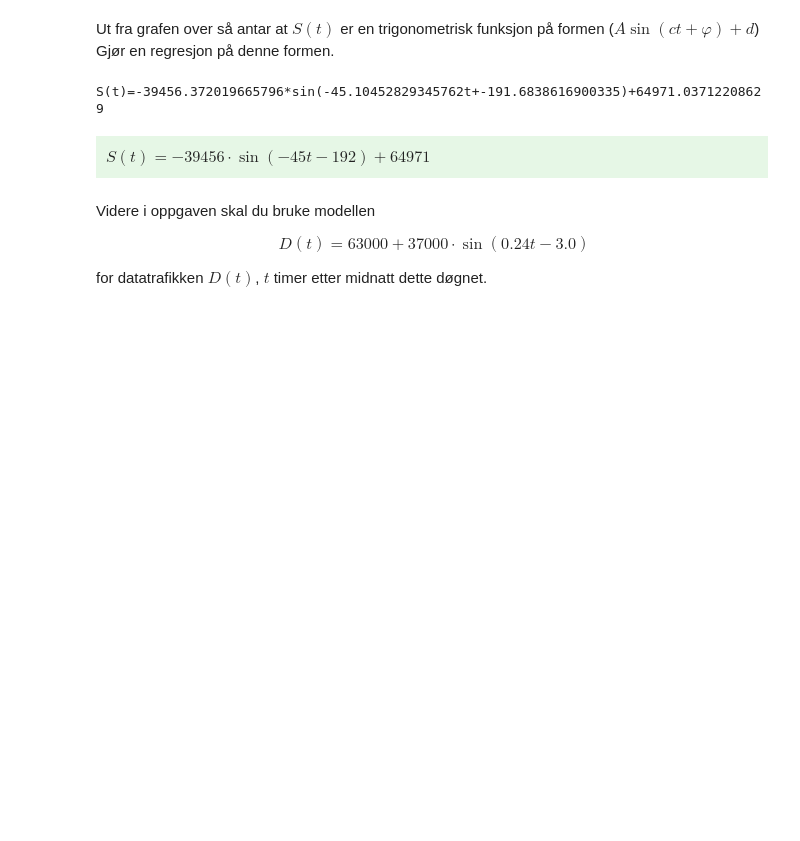
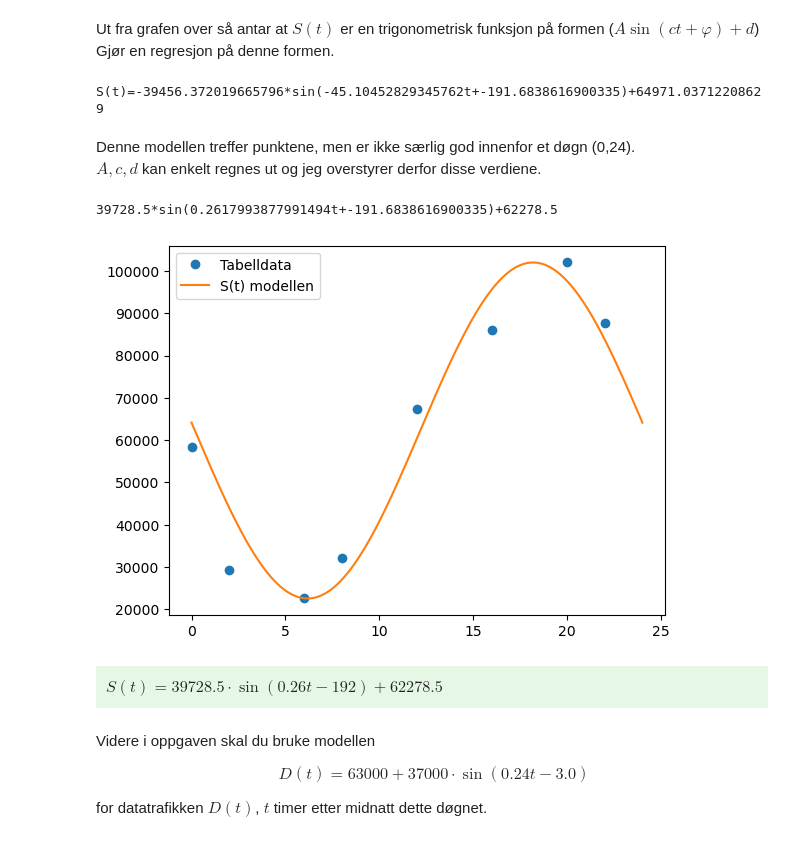
Before and after one commit to MagnusStoylen1991/Kode_R2, a Jupyter notebook: EksamenR2Del2vår2026.ipynb, the cells around one changed output. Drawn from its saved outputs; the diff is of its cells as text; code cells hidden in the pictures; blank space fills up the shorter version.

```diff
--- a/EksamenR2Del2vår2026.ipynb
+++ b/EksamenR2Del2vår2026.ipynb
@@ -60,9 +60,39 @@ def f(t,a,c,phi,d):
 print(f"S(t)={a}*sin({c}t+{phi})+{d}")
 # %% [output]
 S(t)=-39456.372019665796*sin(-45.10452829345762t+-191.6838616900335)+64971.03712208629
+# %% [markdown]
+Denne modellen treffer punktene, men er ikke særlig god innenfor et døgn (0,24).<br>
+$A,c,d$ kan enkelt regnes ut og jeg overstyrer derfor disse verdiene.
+# %%
+import scipy.optimize as sct
+import matplotlib.pyplot as plt
+import numpy as np
+
+Tidspunkt=[0,2,6,8,12,16,20,22]
+Datatrafikk=[58280,29400,22550,32200,67450,86110,102007,87810]
+
+def f(t,A,c,phi,d):
+    return A*np.sin(c*t+phi)+d
+
+[A,c,phi,d]=sct.curve_fit(f,Tidspunkt,Datatrafikk)[0]
+
+A=(max(Datatrafikk)-min(Datatrafikk))/2 #Amplitude
+c=2*np.pi/24 #periode innenfor et døgn
+d=(max(Datatrafikk)+min(Datatrafikk))/2
+
+print(f"{A}*sin({c}t+{phi})+{d}")
+
+t=np.linspace(0,24,1000)
+plt.plot(Tidspunkt,Datatrafikk,"o",label="Tabelldata")
+plt.plot(t,f(t,A,c,phi,d),label="S(t) modellen")
+plt.legend()
+plt.show()
+# %% [output]
+39728.5*sin(0.2617993877991494t+-191.6838616900335)+62278.5
+[figure, added]
 # %% [markdown]
 <div style="background-color:#e6f7e6; padding:10px;">
-$S(t)=-39456\cdot\sin(-45t-192)+64971$
+$S(t)=39728.5\cdot\sin(0.26t-192)+62278.5$
 </div>
 # %% [markdown]
 Videre i oppgaven skal du bruke modellen
```
Also changed, not shown: parts of 7 cells of this notebook.
